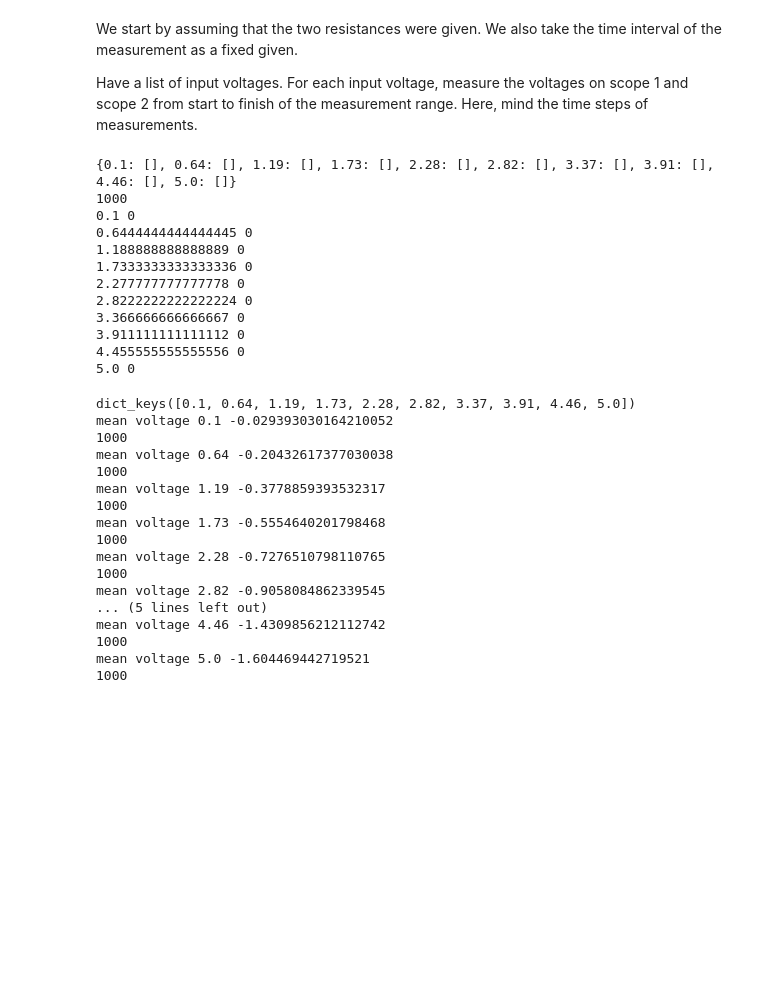
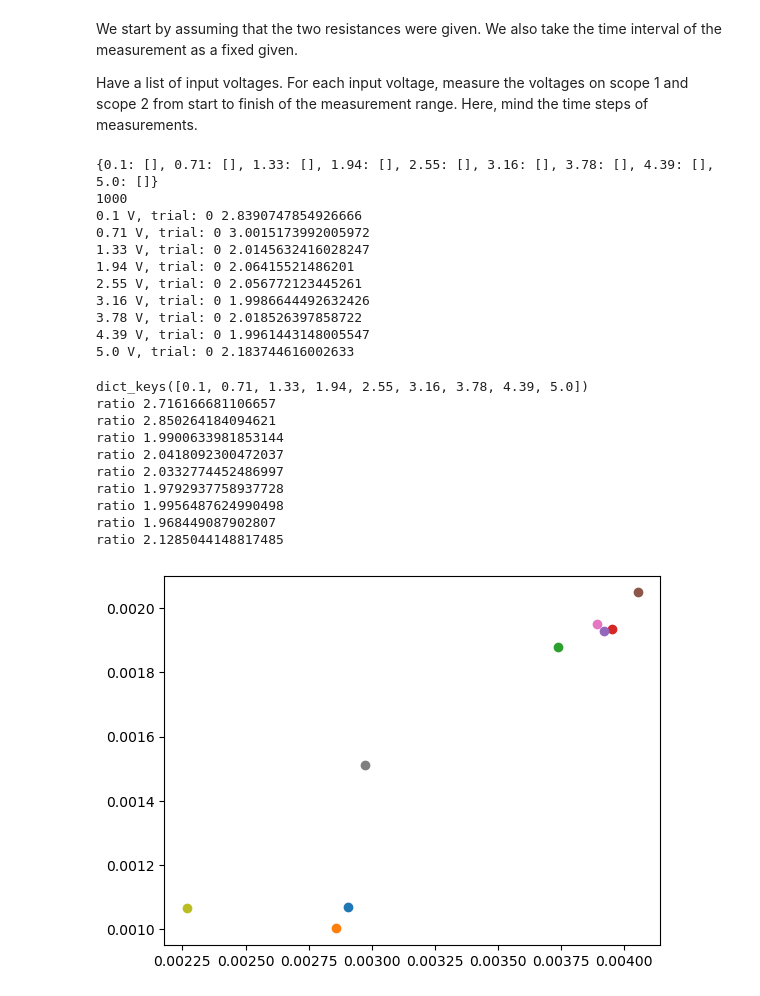
Before and after one commit to Chwanhee/ErrorAnalysis, a Jupyter notebook: series_resistances.ipynb, the cells around one changed output. Drawn from its saved outputs; the diff is of its cells as text; code cells hidden in the pictures; blank space fills up the shorter version.

```diff
--- a/series_resistances.ipynb
+++ b/series_resistances.ipynb
@@ -42,7 +43,7 @@ def prepare_measurement(inpt,hertz,points):
 # %%
 # Create the np.array of input voltages
 
-n_volt = np.linspace(0.1,5,num=10)
+n_volt = np.linspace(0.1,5,num=9)
 
 input_dict = {}
 for volt in n_volt:
@@ -63,7 +64,7 @@ print(points)
 
 for volt in n_volt:
     for i in n_trial: # Specify the number of trials per voltage.
-        print(volt,i)
+        # print(volt,i)
         prepare_measurement(volt,hertz,points)
         ad2.start_wavegen(zoroku,channel=0)
 
@@ -73,50 +74,45 @@ for volt in n_volt:
 
         t, v0, v1 = ad2.measure_oscilloscope(zoroku)
         input_dict[round(volt,2)].append([v0,v1])
-
+        print(round(volt,2),"V, trial:",i,np.mean(v0/v1))
         ad2.stop_wavegen(zoroku, channel=0)
 
-with open("series_resistances.pkl","wb") as handle:
-    pickle.dump(input_dict,handle,protocol=pickle.HIGHEST_PROTOCOL)
+handle = open("series_resistances.pkl", 'wb')
+pickle.dump(input_dict, handle, protocol=pickle.HIGHEST_PROTOCOL)
+handle.close()
 # %% [output]
-{0.1: [], 0.64: [], 1.19: [], 1.73: [], 2.28: [], 2.82: [], 3.37: [], 3.91: [], 4.46: [], 5.0: []}
+{0.1: [], 0.71: [], 1.33: [], 1.94: [], 2.55: [], 3.16: [], 3.78: [], 4.39: [], 5.0: []}
 1000
-0.1 0
-0.6444444444444445 0
-1.188888888888889 0
-1.7333333333333336 0
-2.277777777777778 0
-2.8222222222222224 0
-3.366666666666667 0
-3.911111111111112 0
-4.455555555555556 0
-5.0 0
+0.1 V, trial: 0 2.8390747854926666
+0.71 V, trial: 0 3.0015173992005972
+1.33 V, trial: 0 2.0145632416028247
+1.94 V, trial: 0 2.06415521486201
+2.55 V, trial: 0 2.056772123445261
+3.16 V, trial: 0 1.9986644492632426
+3.78 V, trial: 0 2.018526397858722
+4.39 V, trial: 0 1.9961443148005547
+5.0 V, trial: 0 2.183744616002633
 # %%
 with open("series_resistances.pkl","rb") as handle:
     data = pickle.load(handle)
 print(data.keys())
 for volt in data.keys():
-    # print("mean voltage across ch0",np.mean(data[volt][0][0]))
-    print("mean voltage",volt,np.mean(data[volt][0][0]))
-    print(len(data[volt][0][0]))
+    # print("mean voltage ch1",volt,np.mean(data[volt][0][0]))
+    # print("mean voltage ch2",volt,np.mean(data[volt][0][1]))
+    print("ratio",np.mean(data[volt][0][0])/np.mean(data[volt][0][1]))
+    plt.scatter(np.mean(data[volt][0][0]),np.mean(data[volt][0][1]))
 # %% [output]
-dict_keys([0.1, 0.64, 1.19, 1.73, 2.28, 2.82, 3.37, 3.91, 4.46, 5.0])
-mean voltage 0.1 -0.029393030164210052
-1000
-mean voltage 0.64 -0.20432617377030038
-1000
-mean voltage 1.19 -0.3778859393532317
-1000
-mean voltage 1.73 -0.5554640201798468
-1000
-mean voltage 2.28 -0.7276510798110765
-1000
-mean voltage 2.82 -0.9058084862339545
-... (5 lines left out)
-mean voltage 4.46 -1.4309856212112742
-1000
-mean voltage 5.0 -1.604469442719521
-1000
+dict_keys([0.1, 0.71, 1.33, 1.94, 2.55, 3.16, 3.78, 4.39, 5.0])
+ratio 2.716166681106657
+ratio 2.850264184094621
+ratio 1.9900633981853144
+ratio 2.0418092300472037
+ratio 2.0332774452486997
+ratio 1.9792937758937728
+ratio 1.9956487624990498
+ratio 1.968449087902807
+ratio 2.1285044148817485
+[figure, added]
 # %%
 # For quickly checking the measured data.
 
```
Also changed, not shown: parts of 2 cells of this notebook, 3 other files.
